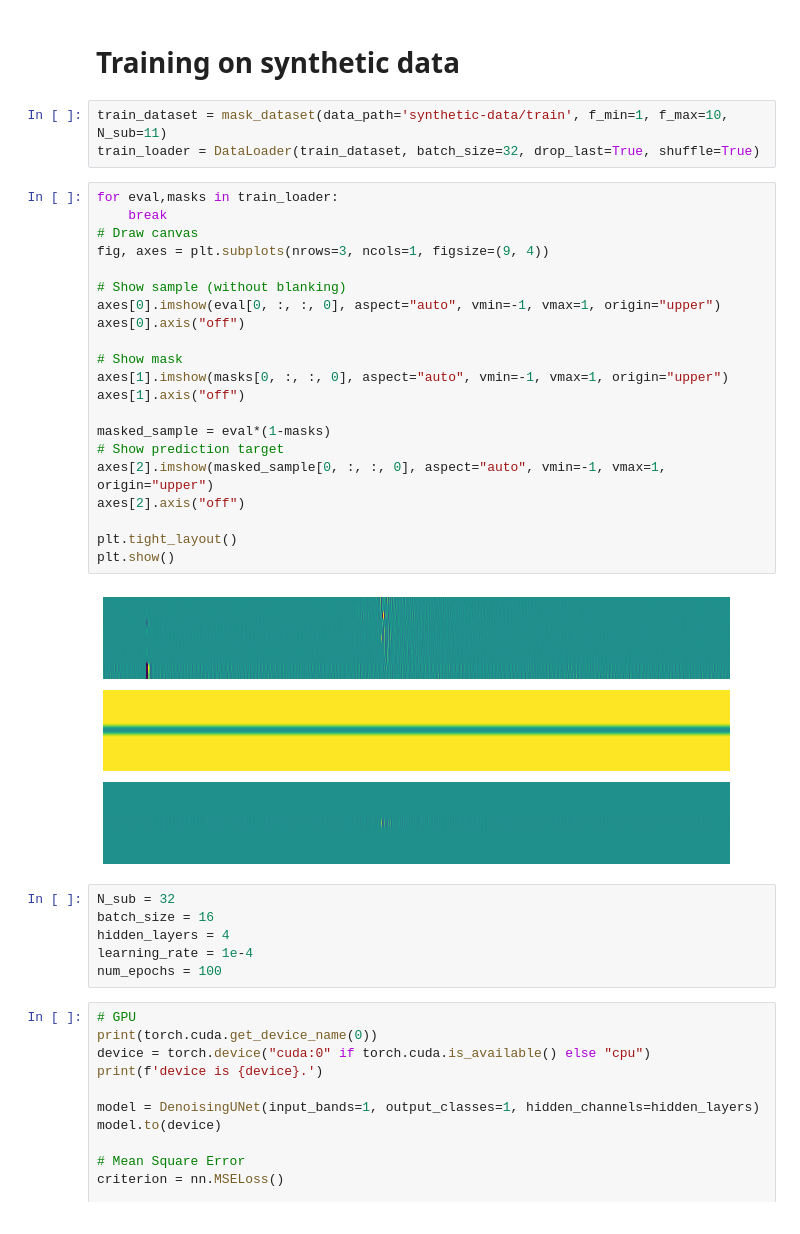
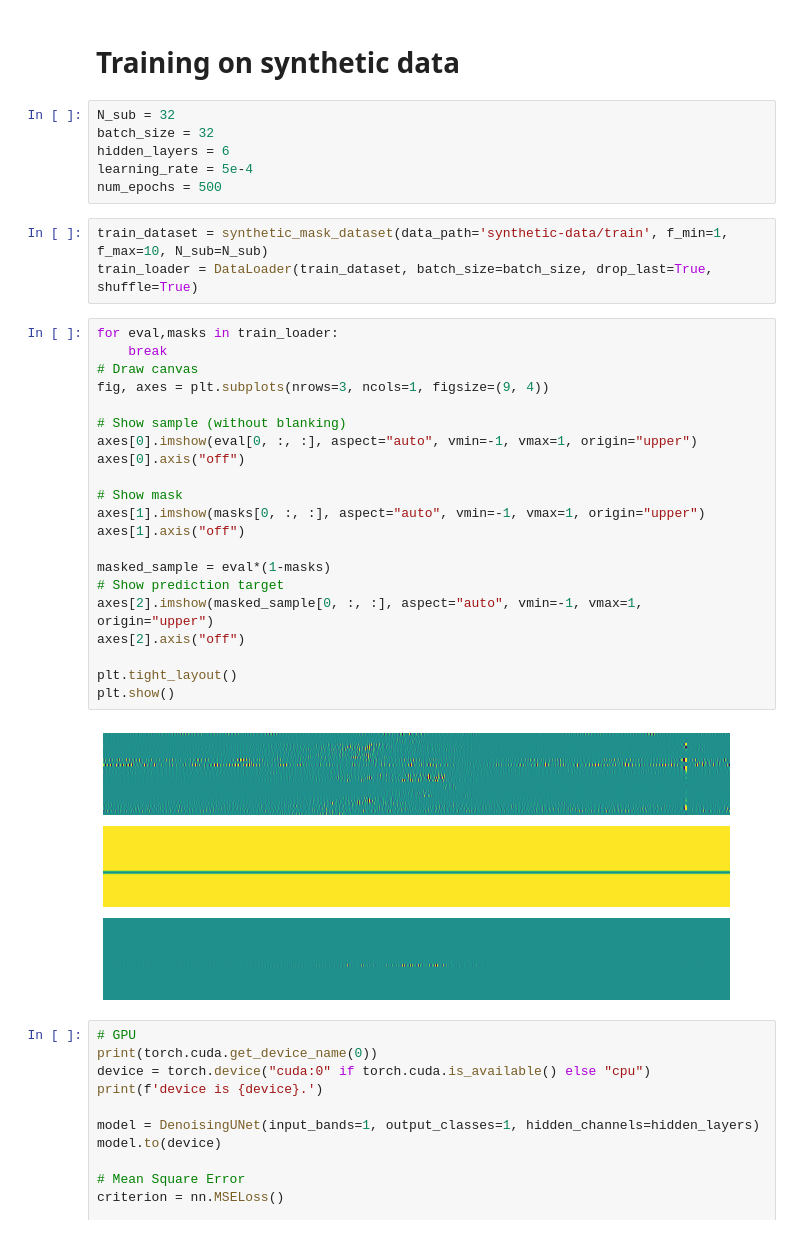
Before and after one commit to maniatisni/iDAS-self-supervised-denoising, a Jupyter notebook: train-synthetic.ipynb, the cells around one changed output. Saved outputs shown, nothing was run; the diff lists cells and outputs as text.

```diff
--- a/train-synthetic.ipynb
+++ b/train-synthetic.ipynb
@@ -13,38 +13,38 @@ import numpy as np
 sampleRate = 68.27
 # %% [markdown]
 # Training on synthetic data
+# %%
+N_sub = 32
+batch_size = 32
+hidden_layers = 6
+learning_rate = 5e-4
+num_epochs = 500
 # %%
-train_dataset = mask_dataset(data_path='synthetic-data/train', f_min=1, f_max=10, N_sub=11)
-train_loader = DataLoader(train_dataset, batch_size=32, drop_last=True, shuffle=True)
+train_dataset = synthetic_mask_dataset(data_path='synthetic-data/train', f_min=1, f_max=10, N_sub=N_sub)
+train_loader = DataLoader(train_dataset, batch_size=batch_size, drop_last=True, shuffle=True)
 # %%
 for eval,masks in train_loader:
     break
 # Draw canvas
 fig, axes = plt.subplots(nrows=3, ncols=1, figsize=(9, 4))
 
 # Show sample (without blanking)
-axes[0].imshow(eval[0, :, :, 0], aspect="auto", vmin=-1, vmax=1, origin="upper")
+axes[0].imshow(eval[0, :, :], aspect="auto", vmin=-1, vmax=1, origin="upper")
 axes[0].axis("off")
 
 # Show mask
-axes[1].imshow(masks[0, :, :, 0], aspect="auto", vmin=-1, vmax=1, origin="upper")
+axes[1].imshow(masks[0, :, :], aspect="auto", vmin=-1, vmax=1, origin="upper")
 axes[1].axis("off")
 
 masked_sample = eval*(1-masks)
 # Show prediction target
-axes[2].imshow(masked_sample[0, :, :, 0], aspect="auto", vmin=-1, vmax=1, origin="upper")
+axes[2].imshow(masked_sample[0, :, :], aspect="auto", vmin=-1, vmax=1, origin="upper")
 axes[2].axis("off")
 
 plt.tight_layout()
 plt.show()
 # %% [output]
-[figure, old version]
+[figure, new version]
-# %%
-N_sub = 32
-batch_size = 16
-hidden_layers = 4
-learning_rate = 1e-4
-num_epochs = 100
 # %%
 # GPU
 print(torch.cuda.get_device_name(0))
```
Also changed, not shown: parts of 6 cells of this notebook, 2 other files.
